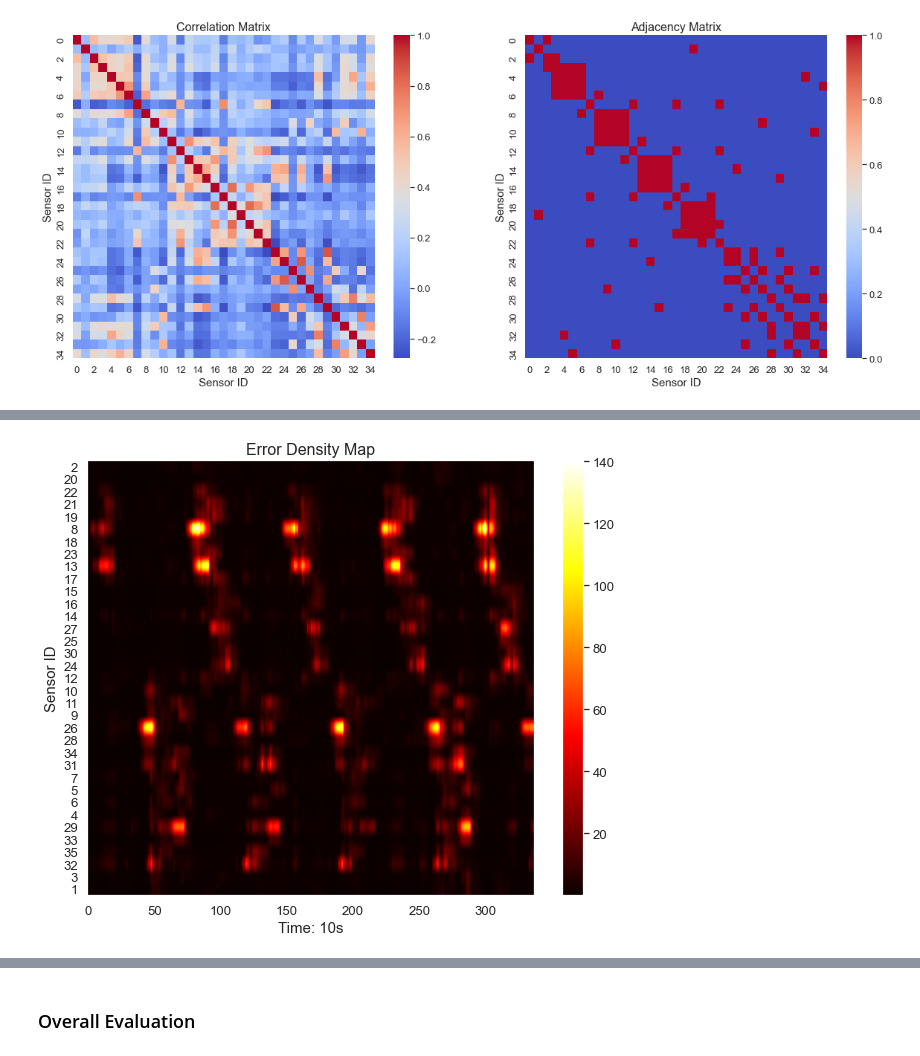
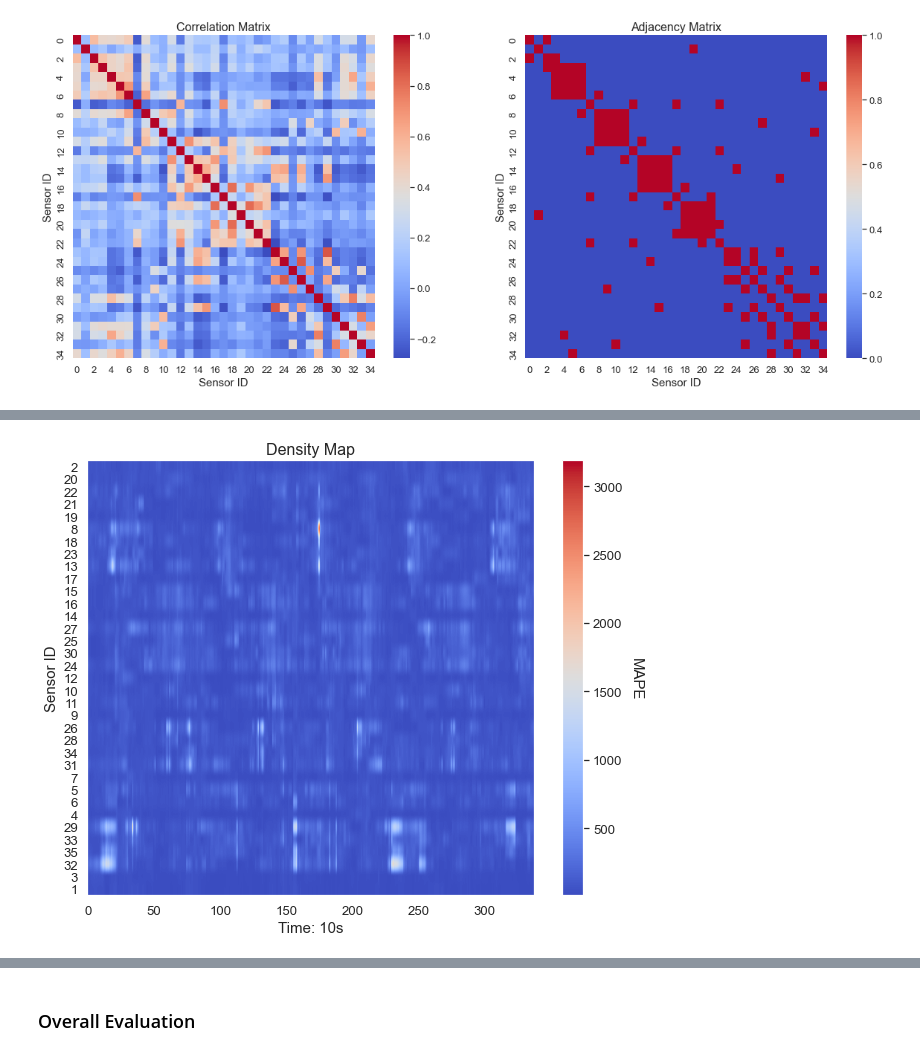
Before and after one commit to WaimenMak/Benchmarking-Crowd-Flow-Prediction, a Jupyter notebook: Scenario Processing.ipynb, the cells around one changed output, grey strips where cells are left out. Drawn from its saved outputs; the diff is of its cells as text; code cells hidden in the pictures.

```diff
--- a/Scenario Processing.ipynb
+++ b/Scenario Processing.ipynb
@@ -269,7 +271,8 @@ if mode == "insample":
 else:
     data = load_dataset("./ood_dataset", batch_size=64, test_batch_size=64)
 
-vis_data = data_dict[test_sc[1]].astype("float64") # after sliding window
+sc = 1 # 1, 9
+vis_data = data_dict[test_sc[sc]].astype("float64") # after sliding window
 source, target = sliding_win(vis_data)  # process data into continuous sample data
 for i in range(3): #3 feature num
     source[..., i] = data["scalers"][i].transform(source[..., i])  # input data
@@ -701,6 +704,16 @@ def error(Z, Z_hat):
     L = Z - Z_hat
     return L
 
+def mape_loss(pred, target):
+    targ = np.where(target == 0, 1, target)
+    # targ = target
+    # Calculate the absolute percentage error
+    absolute_percentage_error = np.abs((target - pred) / targ)
+    # Calculate the mean absolute percentage error
+    mape = absolute_percentage_error * 100
+
+    return mape
+
 from dtw import dtw
 def calculate_dtw_distance(sequence1, sequence2):
     distance, _, _, _ = dtw(sequence1, sequence2, dist=lambda x, y: np.linalg.norm(x - y))
@@ -828,9 +847,9 @@ def plot_node_specific(pred:list, target:numpy.ndarray, models:list,
 
     return L_mae, L_mse, L_quntile, L_weighted, L_wt3, L_dtw
 # %%
-node = 2 - 1
+node = 19 - 1
 feature = 2
-step = 0
+step = 5
 end = target.shape[0]
 #l1:mae l2:rmse l3:quantile l4:weighted l5:weighted3 l6:dtw
 l1, l2, l3, l4, l5, l6 = plot_node_specific(vis_list, target, model_names,
@@ -1080,7 +1173,7 @@ def visualize_timespan(target, predictions, mdl, rho, step, node,
 # %%
 # Error map, Density Map
 # The node and feat is not summed, z: [N, nodes, features]; preds: [N, nodes, features]
-def show_density_map(values, feature, save=False):
+def show_density_map(values, feature, save=False, name="Error"):
     """
     values: 3 dimension [N, node, features]
     """
@@ -1090,7 +1183,8 @@ def show_density_map(values, feature, save=False):
                     7 ,5, 6, 4, 29, 33, 35, 32, 3, 1]) - 1
     # L = ae_loss(Z[:,:,:,2], Z_hat[mdl][:,:,:,2])
     # Create a color map
-    cmap = plt.cm.get_cmap('hot')
+    # cmap = plt.cm.get_cmap('hot')
+    cmap = plt.cm.get_cmap('coolwarm')
     fig, ax = plt.subplots(figsize=(10, 8))
     # Plot the heat map
     im = ax.imshow(values[..., pos, feature].T, cmap=cmap, aspect='auto') # two dimension, [N, pos]
@@ -1099,14 +1193,16 @@ def show_density_map(values, feature, save=False):
     ax.set_yticks(np.arange(len(pos)))
     ax.set_yticklabels(pos+1)
     # Add a color bar
-    ax.figure.colorbar(im, ax=ax)
+    cbar = ax.figure.colorbar(im, ax=ax)
+    cbar.set_label(f"{name}", fontsize=15, rotation=270, labelpad=20)
+    # cbar.ax.set_yticklabels(cbar.ax.get_yticklabels(), rotation=180)
     ax.set_xlabel("Time: 10s", fontsize=15)
     ax.set_ylabel("Sensor ID", fontsize=15)
-    ax.set_title("Error Density Map", fontsize=16)
+    ax.set_title("Density Map", fontsize=16)
     if save:
-        plt.savefig(f"./fig/error_density_map_{feature}.pdf")
+        plt.savefig(f"./fig/{name}_density_map_{feature}.pdf", transparent=True, bbox_inches='tight')
 
-def nodes_correlations(data, adjacency, step=11, feature=2):
+def plot_nodes_correlations(data, adjacency, step=11, feature=2, save=False):
     """
     data: [N, steps, node, features]
     """
@@ -1126,5 +1222,6 @@ def nodes_correlations(data, adjacency, step=11, feature=2):
     ax[0].set_ylabel("Sensor ID", fontsize=15)
     ax[1].set_xlabel("Sensor ID", fontsize=15)
     ax[1].set_ylabel("Sensor ID", fontsize=15)
-    # plt.savefig(f'./fig/node_correlation.pdf')
+    if save:
+        plt.savefig(f'./fig/node_correlation.pdf')
 # %%
@@ -1145,5 +1253,5 @@ show_density_map(np.mean(L, axis=1), feature=2, save=True)
 # %%
-L = rho_risk(vis_list[2], target, timespan=2, rho=0.9) # sum over steps, L: [N, node, feature]
-show_density_map(np.mean(L, axis=1), feature=2)
+L = mape_loss(vis_list[2], target)
+show_density_map(np.mean(L, axis=1), feature=2, save=False, name="MAPE")
 # %% [output]
-[figure, old version]
+[figure, new version]
```
Also changed, not shown: parts of 41 cells of this notebook.
